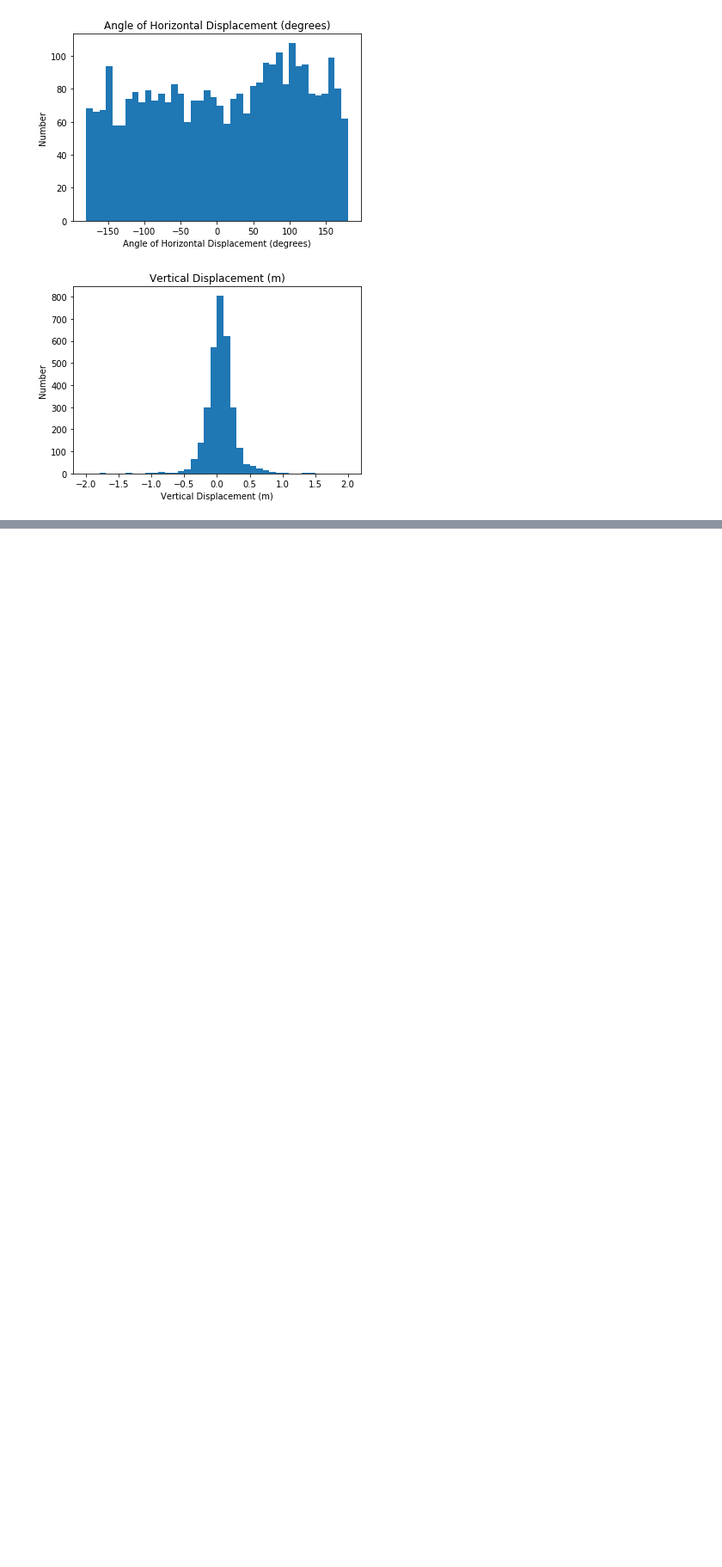
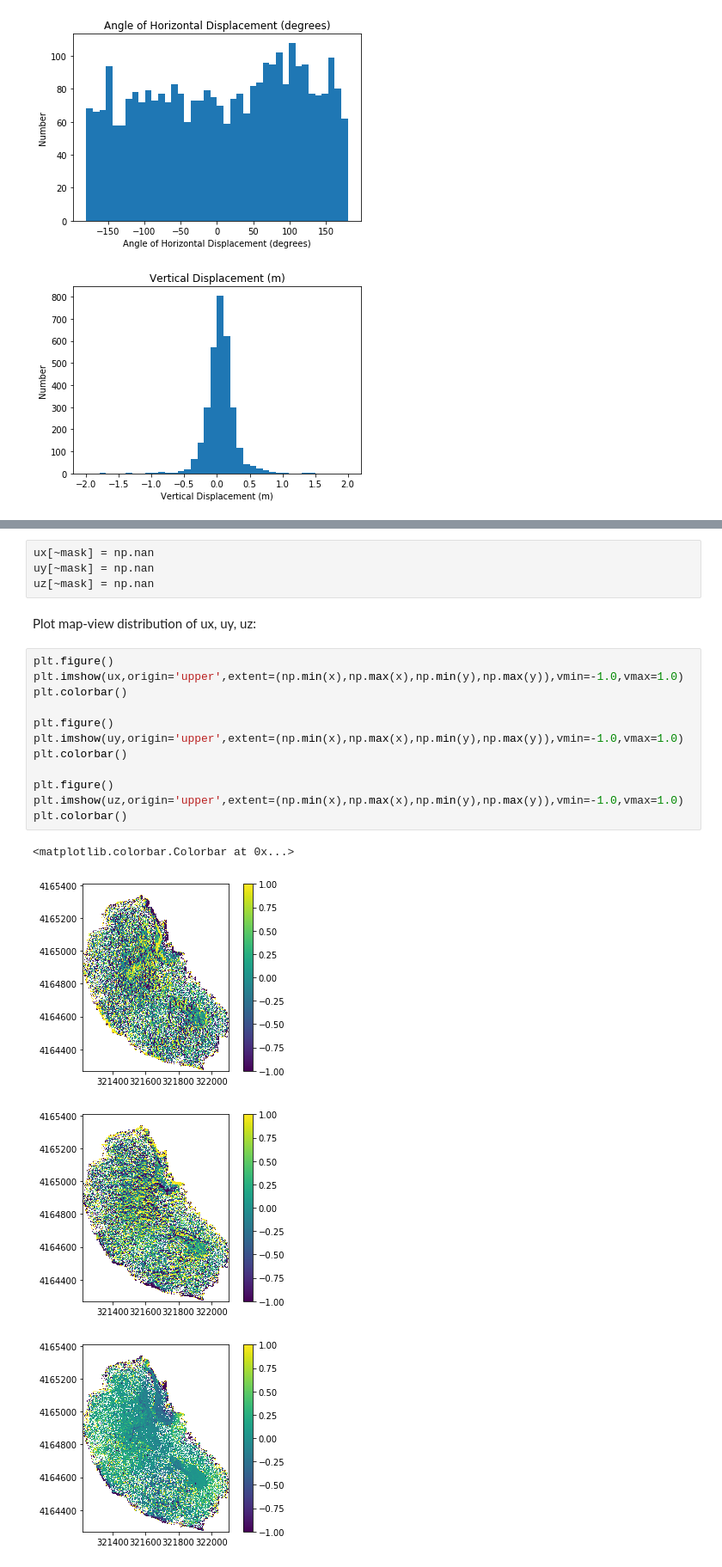
Before and after one commit to stgl/HSLSurveyAnalysis, a Jupyter notebook: HSL2019Analysis.ipynb, the cells around one changed output, grey strips where cells are left out. Shown at 86% size. Cells and saved outputs as stored; diff of their text form; blank space fills up the shorter version.

```diff
--- a/HSL2019Analysis.ipynb
+++ b/HSL2019Analysis.ipynb
@@ -316,0 +346,23 @@ Mean / Std of vertical displacement:  0.02454798548087427 0.6850336766917167
+# %%
+ux[~mask] = np.nan
+uy[~mask] = np.nan
+uz[~mask] = np.nan
+# %% [markdown]
+Plot map-view distribution of ux, uy, uz:
+# %%
+plt.figure()
+plt.imshow(ux,origin='upper',extent=(np.min(x),np.max(x),np.min(y),np.max(y)),vmin=-1.0,vmax=1.0)
+plt.colorbar()
+
+plt.figure()
+plt.imshow(uy,origin='upper',extent=(np.min(x),np.max(x),np.min(y),np.max(y)),vmin=-1.0,vmax=1.0)
+plt.colorbar()
+
+plt.figure()
+plt.imshow(uz,origin='upper',extent=(np.min(x),np.max(x),np.min(y),np.max(y)),vmin=-1.0,vmax=1.0)
+plt.colorbar()
+# %% [output]
+<matplotlib.colorbar.Colorbar at 0x...>
+[figure, added]
+[figure, added]
+[figure, added]
```
Also changed, not shown: parts of 13 cells of this notebook, 1 other file.
